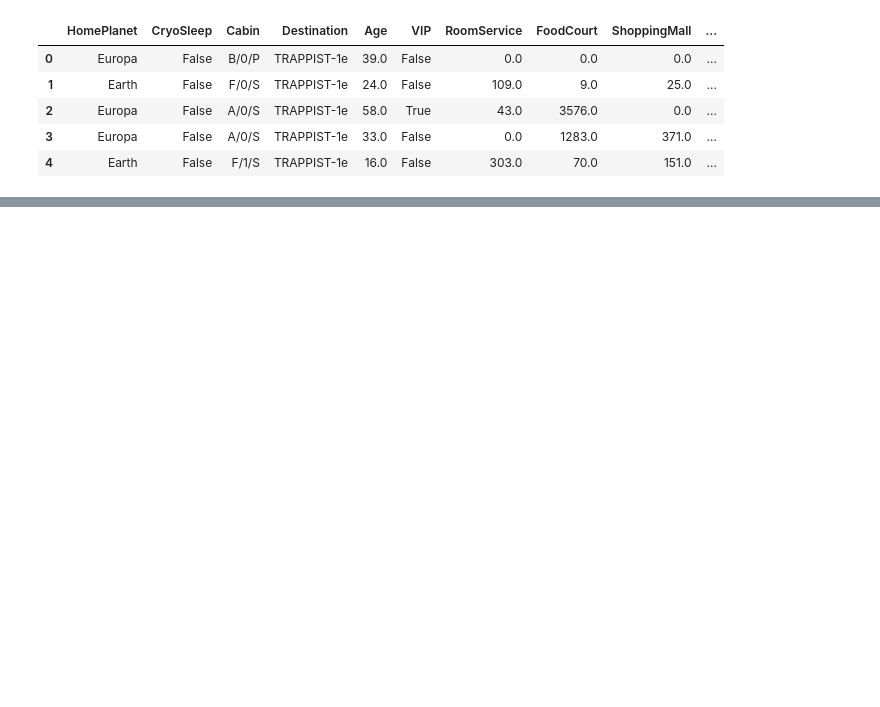
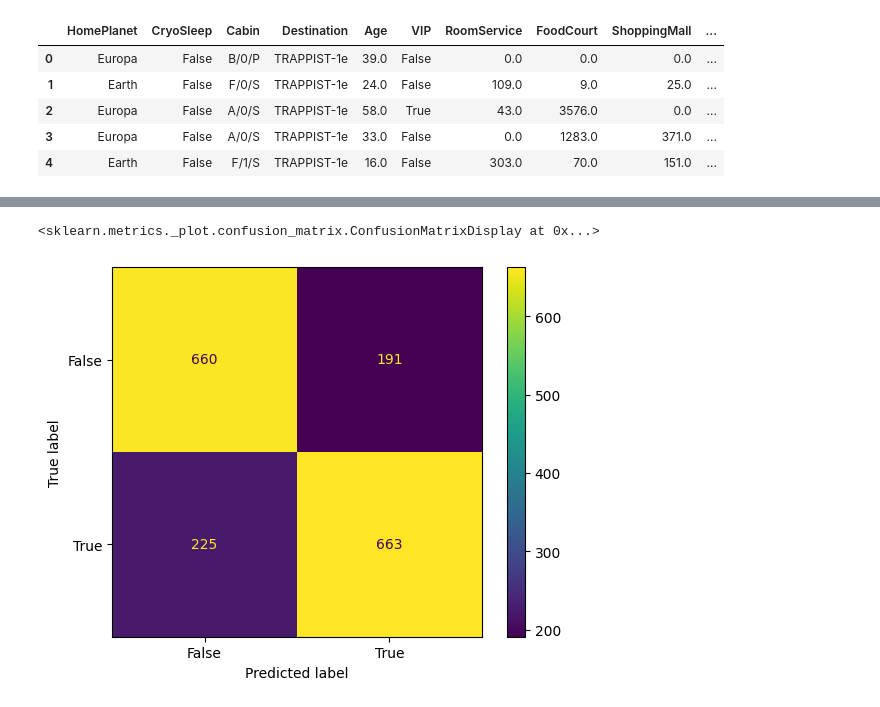
Before and after one commit to leonbos1/Machine-Learning, a Jupyter notebook: docs/files/week4.ipynb, the cells around one changed output, grey strips where cells are left out. Saved outputs shown, nothing was run; the diff lists cells and outputs as text; code cells hidden in the pictures; blank space fills up the shorter version.

```diff
--- a/docs/files/week4.ipynb
+++ b/docs/files/week4.ipynb
@@ -111,0 +143,9 @@ ConfusionMatrixDisplay.from_estimator(grid.best_estimator_, test_x, test_y)
+# %%
+gs_results = pd.DataFrame(grid.cv_results_)
+gs_results.sort_values(by='mean_test_score', ascending=False, inplace=True)
+gs_results.head()
+
+ConfusionMatrixDisplay.from_estimator(grid.best_estimator_, test_x, test_y)
+# %% [output]
+<sklearn.metrics._plot.confusion_matrix.ConfusionMatrixDisplay at 0x...>
+[figure, added]
```
Also changed, not shown: parts of 10 cells of this notebook, 1 other file.
